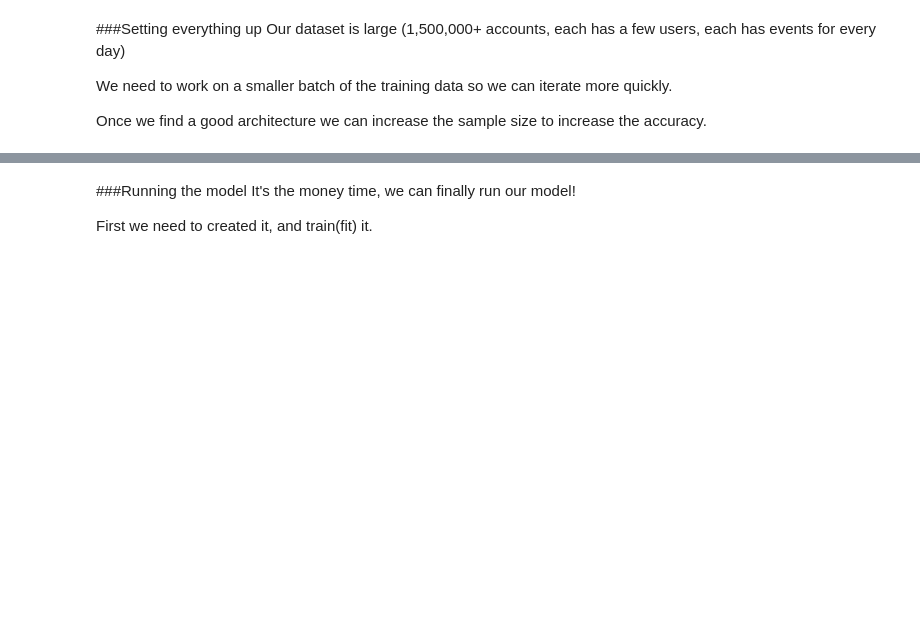
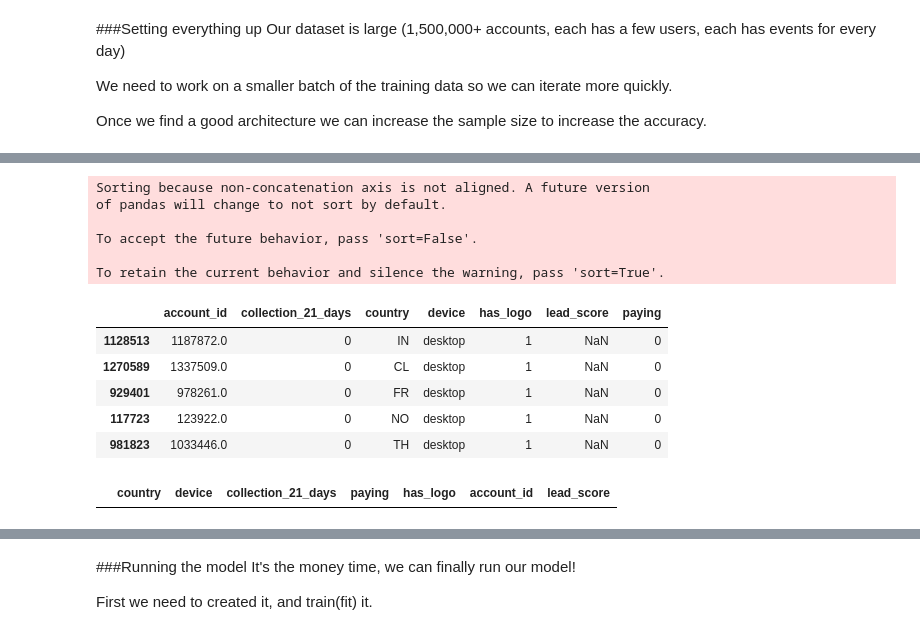
Before and after one commit to debbysonino/LamasDataHack, a Jupyter notebook: DataLearn_2019_Scaffold_basefile.ipynb, the cells around one changed output, grey strips where cells are left out. Cells and saved outputs as stored; diff of their text form; code cells hidden in the pictures; blank space fills up the shorter version.

```diff
--- a/DataLearn_2019_Scaffold_basefile.ipynb
+++ b/DataLearn_2019_Scaffold_basefile.ipynb
@@ -208,0 +303,20 @@ y = sampled_dataset_train.pop('lead_score')
+# %%
+test=sampled_dataset_train.append(dataset_test)
+test.head()
+# %% [output]
+Sorting because non-concatenation axis is not aligned. A future version
+of pandas will change to not sort by default.
+
+To accept the future behavior, pass 'sort=False'.
+
+To retain the current behavior and silence the warning, pass 'sort=True'.
+|  | account_id | collection_21_days | country | device | has_logo | lead_score | paying |
+| 1128513 | 1187872.0 | 0 | IN | desktop | 1 | NaN | 0 |
+| 1270589 | 1337509.0 | 0 | CL | desktop | 1 | NaN | 0 |
+| 929401 | 978261.0 | 0 | FR | desktop | 1 | NaN | 0 |
+| 117723 | 123922.0 | 0 | NO | desktop | 1 | NaN | 0 |
+| 981823 | 1033446.0 | 0 | TH | desktop | 1 | NaN | 0 |
+# %%
+dataset_test
+# %% [output]
+|  | country | device | collection_21_days | paying | has_logo | account_id | lead_score |
```
Also changed, not shown: parts of 16 cells of this notebook.
